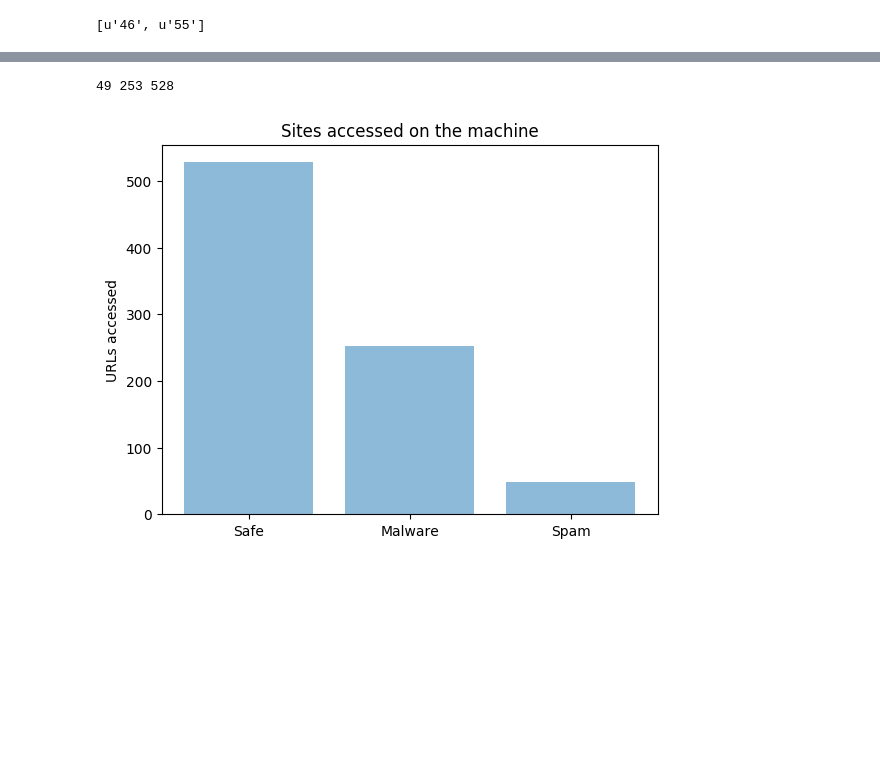
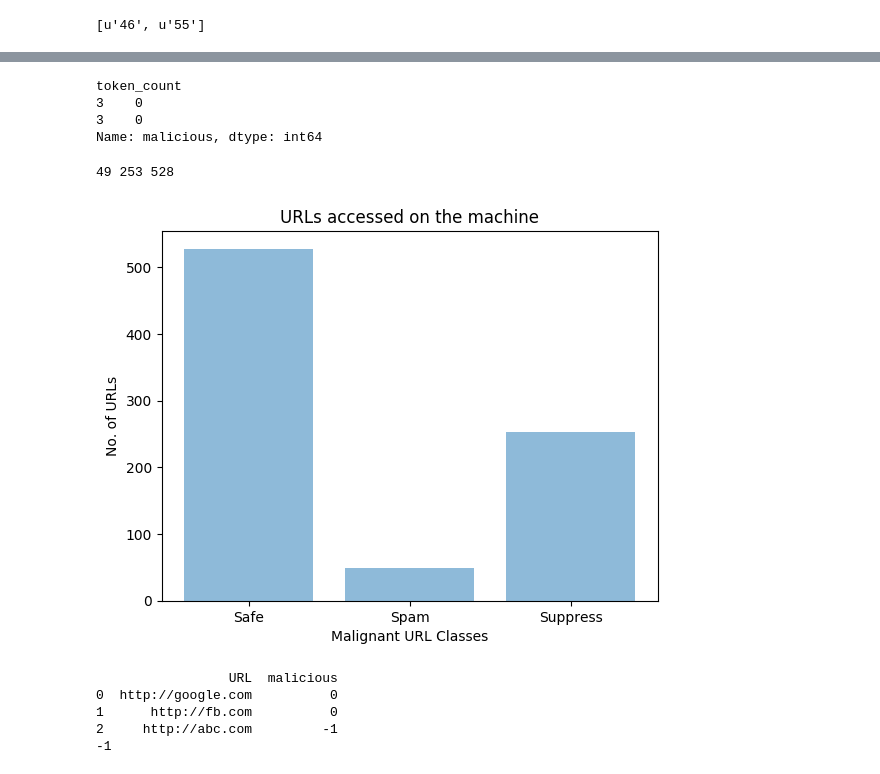
Before and after one commit to deepakgarg0802/MalignantURLDetector, a Jupyter notebook: major_first_defence.ipynb, the cells around one changed output, grey strips where cells are left out. Saved outputs shown, nothing was run; the diff lists cells and outputs as text; code cells hidden in the pictures; blank space fills up the shorter version.

Commit message:
Feat : Caching mechanism added Style : Title bar of tkinter box changed Add : Blank cache file added

```diff
--- a/major_first_defence.ipynb
+++ b/major_first_defence.ipynb
@@ -256,3 +276,10 @@ data = pandas.DataFrame.from_csv("./url_features.csv")
+# %%
+data[data.URL=='http://google.com'].malicious
+# %% [output]
+token_count
+3    0
+3    0
+Name: malicious, dtype: int64
 # %%
 benign= len(data[data.malicious==0])
 # %%
@@ -266,17 +293,18 @@ print spam,malware,benign
 # %%
 import matplotlib.pyplot as plt; plt.rcdefaults()
 import numpy as np
 import matplotlib.pyplot as plt
 
-objects = ('Safe','Malware','Spam')
+objects = ('Safe','Spam','Suppress')
 y_pos = np.arange(len(objects))
-performance = [benign,malware,spam]
+performance = [benign,spam,malware]
 
 plt.bar(y_pos, performance, align='center', alpha=0.5)
 plt.xticks(y_pos, objects)
-plt.ylabel('URLs accessed')
-plt.title('Sites accessed on the machine')
+plt.ylabel('No. of URLs')
+plt.xlabel('Malignant URL Classes')
+plt.title('URLs accessed on the machine')
 
 plt.show()
 # %% [output]
-[figure, old version]
+[figure, new version]
@@ -282,0 +331,13 @@ plt.show()
+# %%
+import csv
+flag=-1
+url="http://abc.com"
+flag= check_cache(url,'mycache.csv')
+print flag
+#append_result([url,flag],'mycache.csv')
+# %% [output]
+                 URL  malicious
+0  http://google.com          0
+1      http://fb.com          0
+2     http://abc.com         -1
+-1
```
Also changed, not shown: parts of 4 cells of this notebook, 4 other files.
